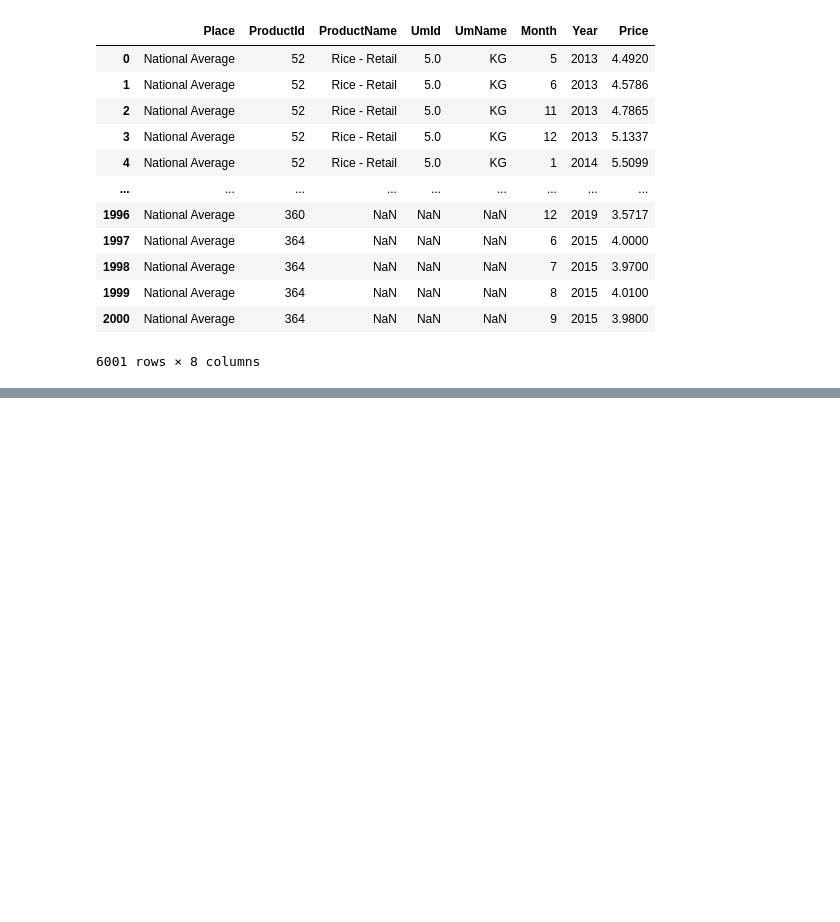
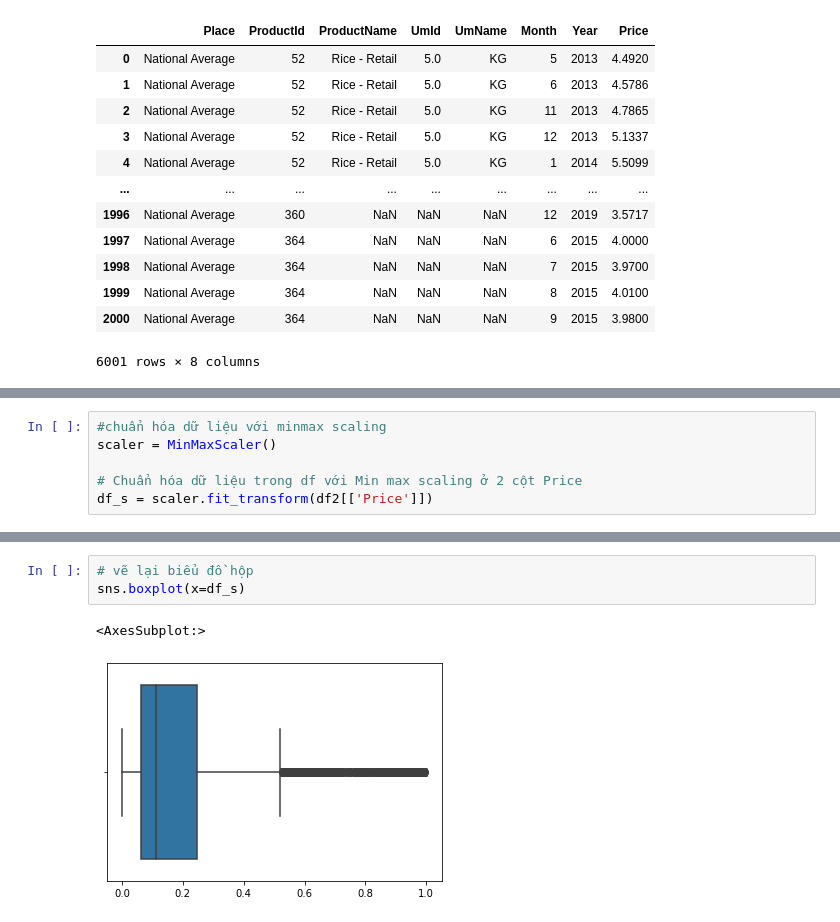
Before and after one commit to Trang27cl/testgit, a Jupyter notebook: FoodPrice_in_Turkey.ipynb, the cells around one changed output, grey strips where cells are left out. Drawn from its saved outputs; the diff is of its cells as text; blank space fills up the shorter version.

```diff
--- a/FoodPrice_in_Turkey.ipynb
+++ b/FoodPrice_in_Turkey.ipynb
@@ -725,0 +829,6 @@ df7
+# %%
+#chuẩn hóa dữ liệu với minmax scaling
+scaler = MinMaxScaler()
+
+# Chuẩn hóa dữ liệu trong df với Min max scaling ở 2 cột Price
+df_s = scaler.fit_transform(df2[['Price']])
@@ -725,0 +848,6 @@ df7
+# %%
+# vẽ lại biểu đồ hộp
+sns.boxplot(x=df_s)
+# %% [output]
+<AxesSubplot:>
+[figure, added]
```
Also changed, not shown: parts of 33 cells of this notebook.
